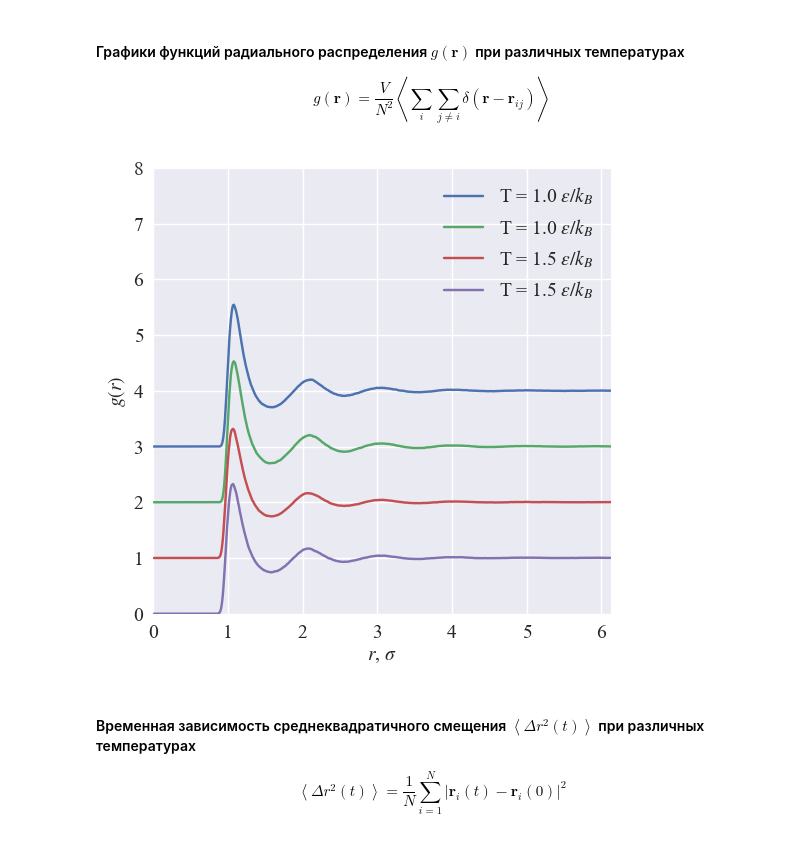
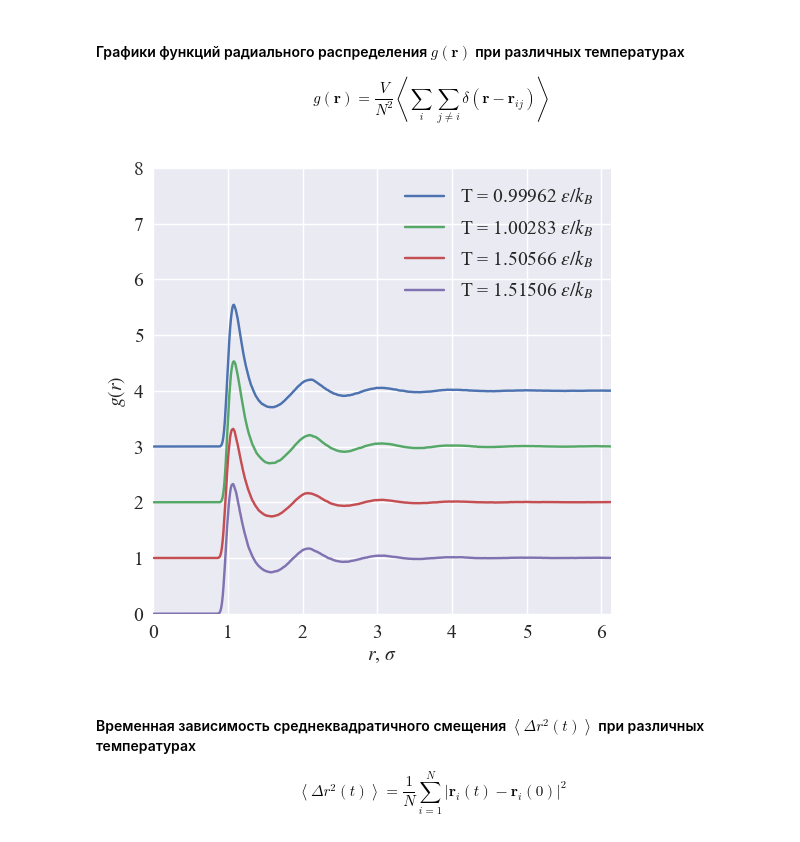
Before and after one commit to AlbertFarkhutdinov/molecular_dynamics, a Jupyter notebook: notebooks/2021-04-16.ipynb, the cells around one changed output. Cells and saved outputs as stored; diff of their text form; code cells hidden in the pictures.

```diff
--- a/notebooks/2021-04-16.ipynb
+++ b/notebooks/2021-04-16.ipynb
@@ -62 +46,7 @@ def save_plot(filename):
+# %%
+CURRENT_DATA = '2021-04-16'
+PLOT_FILENAME_POSTFIX = 'heating'
+# %%
+PATH_TO_CURRENT_DATA = os.path.join(con.PATH_TO_DATA, CURRENT_DATA)
+PATH_TO_CURRENT_PLOTS = os.path.join(con.PATH_TO_PLOTS, CURRENT_DATA)
 # %% [markdown]
@@ -141,0 +75,8 @@ msd_data
+# %%
+pp = PostProcessor(
+    path_to_data=PATH_TO_CURRENT_DATA,
+    path_to_plots=PATH_TO_CURRENT_PLOTS,
+    plot_filename_postfix=PLOT_FILENAME_POSTFIX,
+    setups=setups,
+)
+pp.msd.data
@@ -143,30 +98,15 @@ msd_data
 #### Графики функций радиального распределения $g(\textbf{r})$ при различных температурах
 
 $$g(\textbf{r})=\dfrac{V}{N^2}\left<\sum_{i}{\sum_{j\ne i}{\delta(\textbf{r}-\textbf{r}_{ij})}}\right>$$
-# %%
-plt.rcParams['font.size'] = 14
-for i, tp_tuple in enumerate(parameters):
-    plt.plot(
-        rdf_data['radius'],
-        rdf_data[f'{tp_tuple[0]:.5f}'] + 1 * (len(parameters) - (i + 1)),
-        label=f'T = {tp_tuple[0]:.1f} $\epsilon / k_B $',
-    );
-
-plt.xlabel('$r$, $\sigma$');
-plt.ylabel('$g(r)$');
-plt.xlim(
-    left=0,
-    right=6.125,
-);
-plt.ylim(
-    bottom=0,
-    top=8,
-);
-plt.legend();
-
-save_plot(f'rdf_{plot_filename_postfix}.png')
-# %% [output]
-[figure, removed]
+# %%
+pp.plot_rdf(
+    left=0,
+    right=6.125,
+    bottom=0,
+    top=8,
+)
+# %% [output]
+[figure, added]
 # %% [markdown]
 #### Временная зависимость среднеквадратичного смещения $\left<\Delta r^2(t)\right>$ при различных температурах
 
```
Also changed, not shown: parts of 39 cells of this notebook, 30 other files.
